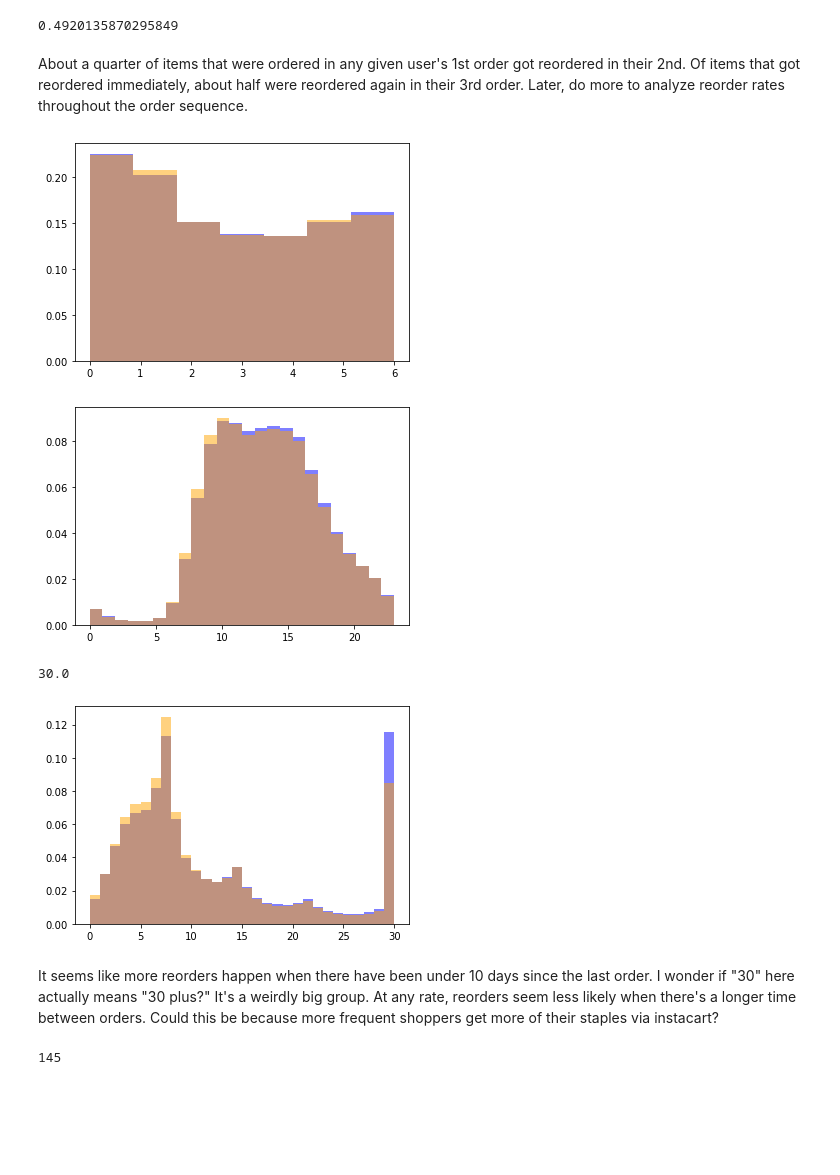
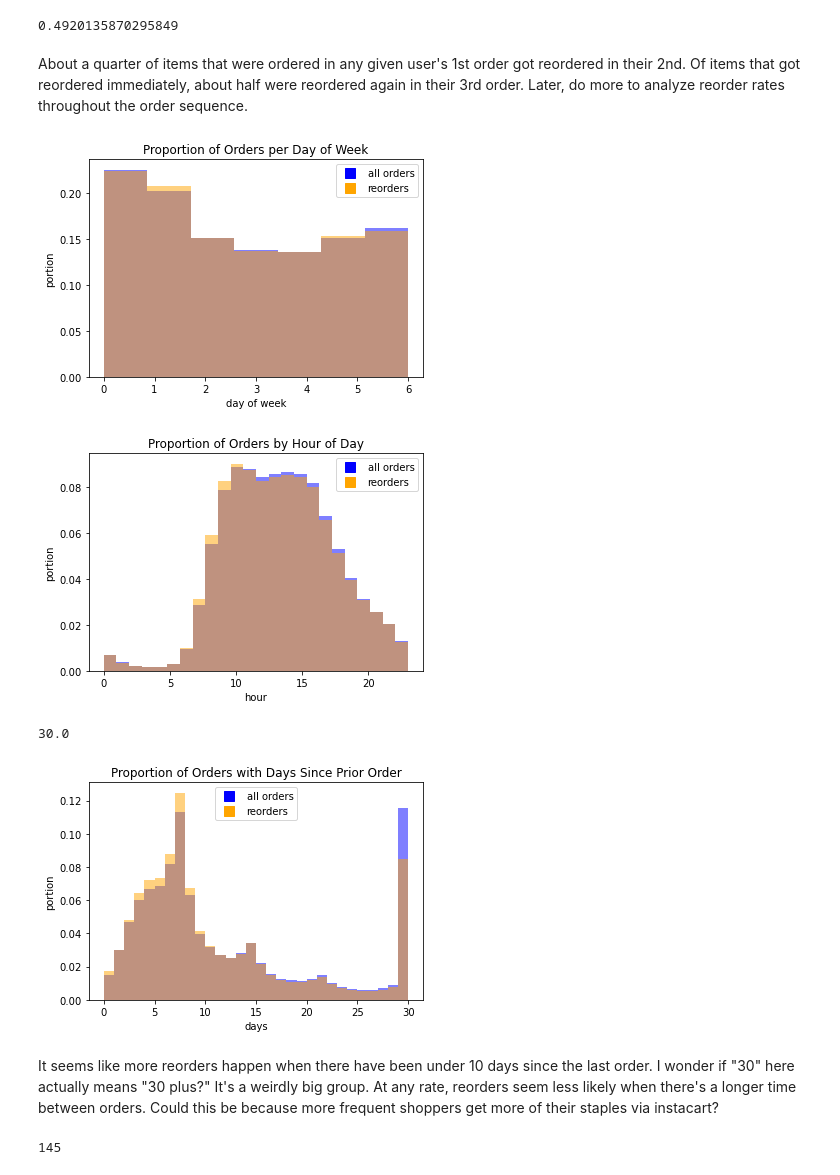
Before and after one commit to fractaldatalearning/Capstone2, a Jupyter notebook: notebooks/eda1_w_data_direct_from_wrangling.ipynb, the cells around one changed output. Drawn from its saved outputs; the diff is of its cells as text; code cells hidden in the pictures; blank space fills up the shorter version.

```diff
--- a/notebooks/eda1_w_data_direct_from_wrangling.ipynb
+++ b/notebooks/eda1_w_data_direct_from_wrangling.ipynb
@@ -152,7 +154,8 @@ Name: dept_name, dtype: float64
 # %%
 # I want to be able to easily sort by specific user+product combination
 
-df['user_item'] = df['user_id'].astype(str) + ', ' + df['product_id'].astype(str)
+df['user_item'] = df['user_id'].astype(str) + ', ' + df[
+    'product_id'].astype(str)
 reorders = df[df['reordered']==1]
 reorders.head()
 # %% [output]
@@ -197,24 +202,47 @@ portion_reordered_2_and_3
 portion_reordered_2_and_3 / portion_reordered_immediately
 # %% [output]
 0.4920135870295849
-# %% [markdown]
-About a quarter of items that were ordered in any given user's 1st order got reordered in their 2nd. Of items that got reordered immediately, about half were reordered again in their 3rd order. Later, do more to analyze reorder rates throughout the order sequence.
+# %% [markdown]
+About a quarter of items that were ordered in any given user's 1st order got reordered in their 2nd. Of items that got reordered immediately, about half were reordered again in their 3rd order. Later, do more to analyze reorder rates throughout the order sequence.
 # %%
 # What is the pattern of reorders by weekday, time, and days since
 # prior order?
 
 plt.hist(df['order_dow'], color='blue', density=True, alpha=0.5, bins=7)
-plt.hist(reorders['order_dow'], color='orange', density=True, alpha=0.5, bins=7);
+plt.hist(reorders['order_dow'], color='orange', density=True,
+         alpha=0.5, bins=7)
+plt.title('Proportion of Orders per Day of Week')
+plt.xlabel('day of week')
+plt.ylabel('portion')
+blue = mlines.Line2D([], [], color='blue', marker='s',
+                       linestyle='None', markersize=10,
+                       label='all orders')
+orange = mlines.Line2D([], [], color='orange', marker='s',
+                       linestyle='None', markersize=10,
+                       label='reorders')
+plt.legend(handles=[blue, orange]);
 # %% [output]
-[figure, old version]
+[figure, new version]
 # %%
 # reorders don't seem much more likely overall any given
 # day of the week.
 
-plt.hist(df['order_hour_of_day'], color='blue', density=True, alpha=0.5, bins=24)
-plt.hist(reorders['order_hour_of_day'], color='orange', density=True, alpha=0.5, bins=24);
+plt.hist(df['order_hour_of_day'], color='blue', density=True,
+         alpha=0.5, bins=24)
+plt.hist(reorders['order_hour_of_day'], color='orange', density=True,
+         alpha=0.5, bins=24);
+plt.title('Proportion of Orders by Hour of Day')
+plt.xlabel('hour')
+plt.ylabel('portion')
+blue = mlines.Line2D([], [], color='blue', marker='s',
+                       linestyle='None', markersize=10,
+                       label='all orders')
+orange = mlines.Line2D([], [], color='orange', marker='s',
+                       linestyle='None', markersize=10,
+                       label='reorders')
+plt.legend(handles=[blue, orange]);
 # %% [output]
-[figure, old version]
+[figure, new version]
 # %%
 # I have no idea if this is a meaningful difference because it looks
 # quite small But there could be something to explore with regards
@@ -225,12 +253,24 @@ df['days_since_prior_order'].max()
 # %% [output]
 30.0
 # %%
-plt.hist(df['days_since_prior_order'], color='blue', density=True, alpha=0.5, bins=30)
-plt.hist(reorders['days_since_prior_order'], color='orange', density=True, alpha=0.5, bins=30);
+plt.hist(df['days_since_prior_order'], color='blue', density=True,
+         alpha=0.5, bins=30)
+plt.hist(reorders['days_since_prior_order'], color='orange',
+         density=True, alpha=0.5, bins=30)
+plt.title('Proportion of Orders with Days Since Prior Order')
+plt.xlabel('days')
+plt.ylabel('portion')
+blue = mlines.Line2D([], [], color='blue', marker='s',
+                       linestyle='None', markersize=10,
+                       label='all orders')
+orange = mlines.Line2D([], [], color='orange', marker='s',
+                       linestyle='None', markersize=10,
+                       label='reorders')
+plt.legend(handles=[blue, orange]);
 # %% [output]
-[figure, old version]
+[figure, new version]
-# %% [markdown]
-It seems like more reorders happen when there have been under 10 days since the last order. I wonder if "30" here actually means "30 plus?" It's a weirdly big group. At any rate, reorders seem less likely when there's a longer time between orders. Could this be because more frequent shoppers get more of their staples via instacart?
+# %% [markdown]
+It seems like more reorders happen when there have been under 10 days since the last order. I wonder if "30" here actually means "30 plus?" It's a weirdly big group. At any rate, reorders seem less likely when there's a longer time between orders. Could this be because more frequent shoppers get more of their staples via instacart?
 # %%
 # Does an added to cart sequence hist say anything?
 df['add_to_cart_sequence'].max()
```
Also changed, not shown: parts of 11 cells of this notebook, 2 other files.
